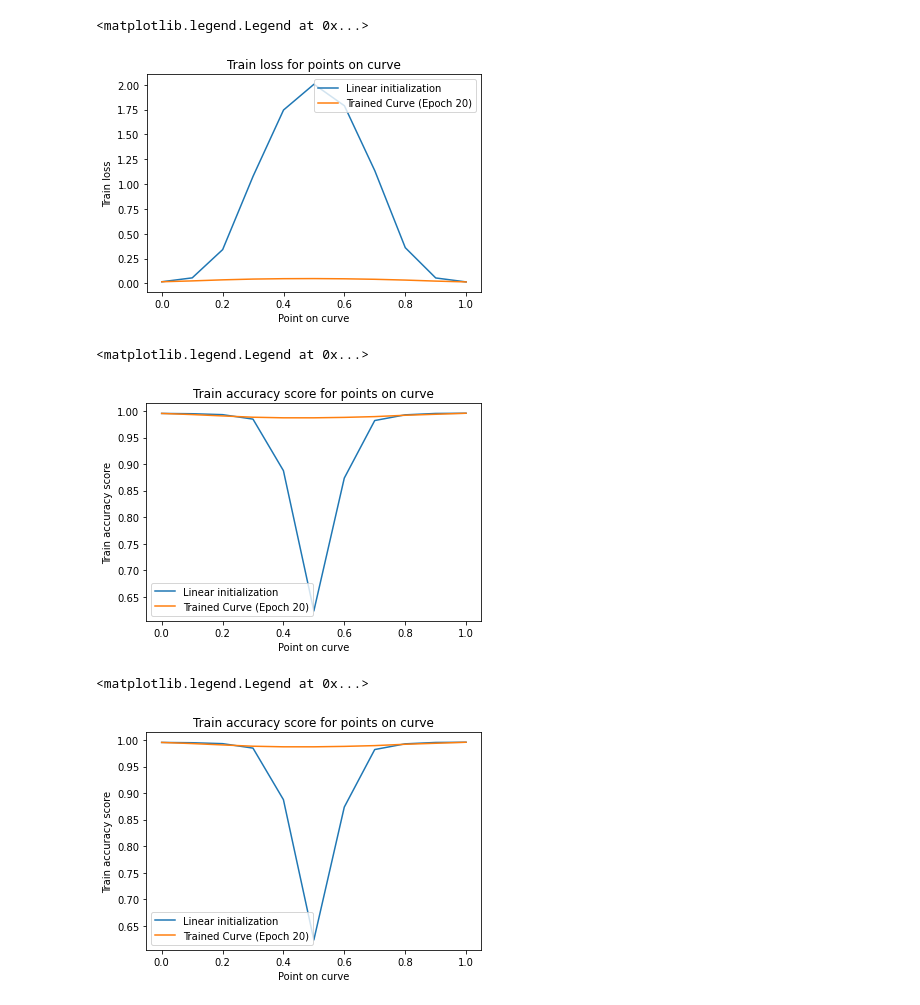
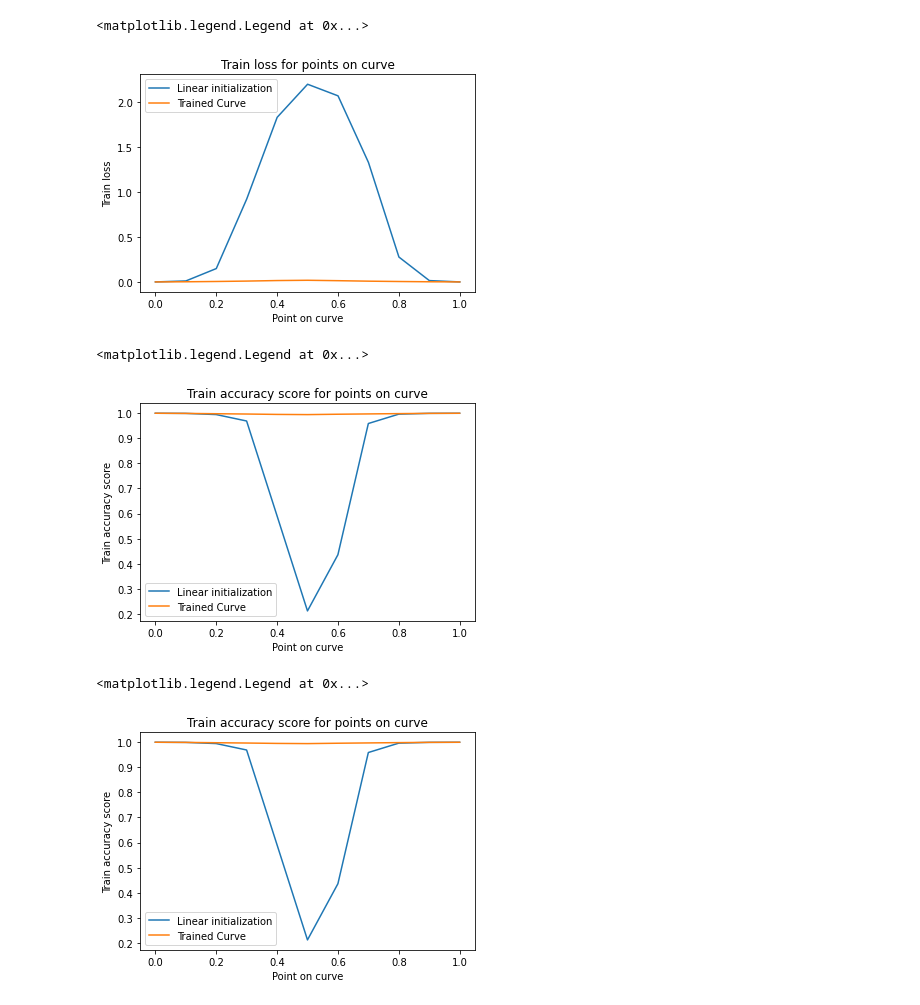
Before and after one commit to constantin-crailsheim/dnn-mode-connectivity-tf, a Jupyter notebook: notebooks/visualise_curve.ipynb, the cells around one changed output. Cells and saved outputs as stored; diff of their text form; code cells hidden in the pictures.

```diff
--- a/notebooks/visualise_curve.ipynb
+++ b/notebooks/visualise_curve.ipynb
@@ -5,25 +5,23 @@ import numpy as np
 path = "../results/MNIST_BasicCNN/evaluation_curve/stats_of_points_on_curve_epoch0.npz"
 stats_init = np.load(path)
 
-path = "../results/MNIST_BasicCNN/evaluation_curve/stats_of_points_on_curve_epoch20.npz"
+path = "../results/MNIST_BasicCNN/evaluation_curve/stats_of_points_on_curve_epoch10.npz"
 stats_curve = np.load(path)
 # %%
-
 stat = "train_losses"
 title = "Train loss"
 
 _, plot = plt.subplots(1)
 plot.plot(stats_init["points_on_curve"], stats_init[stat])
 plot.plot(stats_curve["points_on_curve"], stats_curve[stat])
 plt.title(title + " for points on curve", fontsize=12)
 plt.xlabel("Point on curve")
 plt.ylabel(title)
-plt.legend(["Linear initialization", "Trained Curve (Epoch 20)"])
+plt.legend(["Linear initialization", "Trained Curve"])
 # %% [output]
 <matplotlib.legend.Legend at 0x...>
-[figure, old version]
+[figure, new version]
 # %%
-
 stat = "train_accuracy_scores"
 title = "Train accuracy score"
 
@@ -33,12 +31,11 @@ plot.plot(stats_curve["points_on_curve"], stats_curve[stat])
 plt.title(title + " for points on curve", fontsize=12)
 plt.xlabel("Point on curve")
 plt.ylabel(title)
-plt.legend(["Linear initialization", "Trained Curve (Epoch 20)"])
+plt.legend(["Linear initialization", "Trained Curve"])
 # %% [output]
 <matplotlib.legend.Legend at 0x...>
-[figure, old version]
+[figure, new version]
 # %%
-
 stat = "train_accuracy_scores"
 title = "Train accuracy score"
 
@@ -48,8 +45,8 @@ plot.plot(stats_curve["points_on_curve"], stats_curve[stat])
 plt.title(title + " for points on curve", fontsize=12)
 plt.xlabel("Point on curve")
 plt.ylabel(title)
-plt.legend(["Linear initialization", "Trained Curve (Epoch 20)"])
+plt.legend(["Linear initialization", "Trained Curve"])
 # %% [output]
 <matplotlib.legend.Legend at 0x...>
-[figure, old version]
+[figure, new version]
 # %%
```
Also changed, not shown: parts of 4 cells of this notebook, 3 other files.
